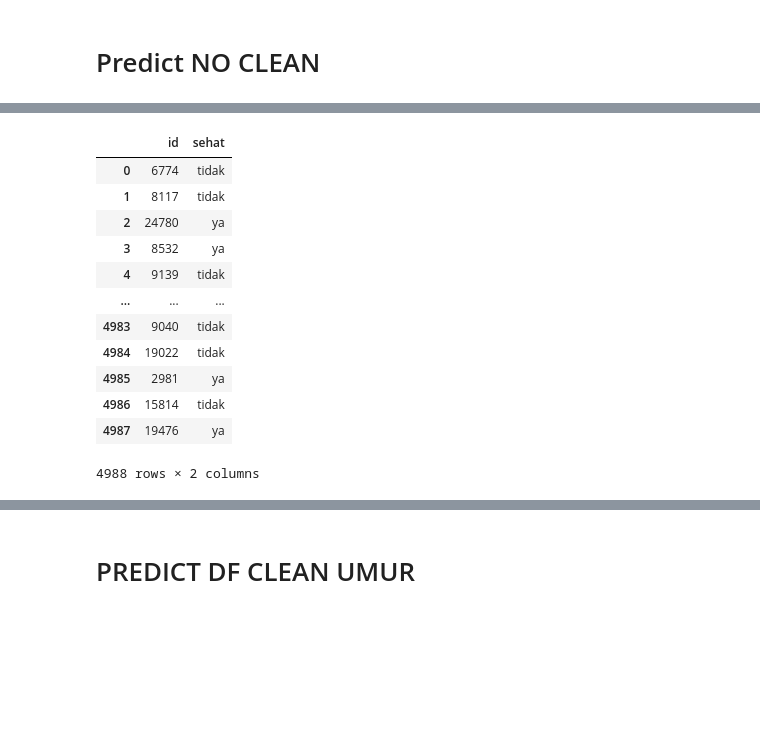
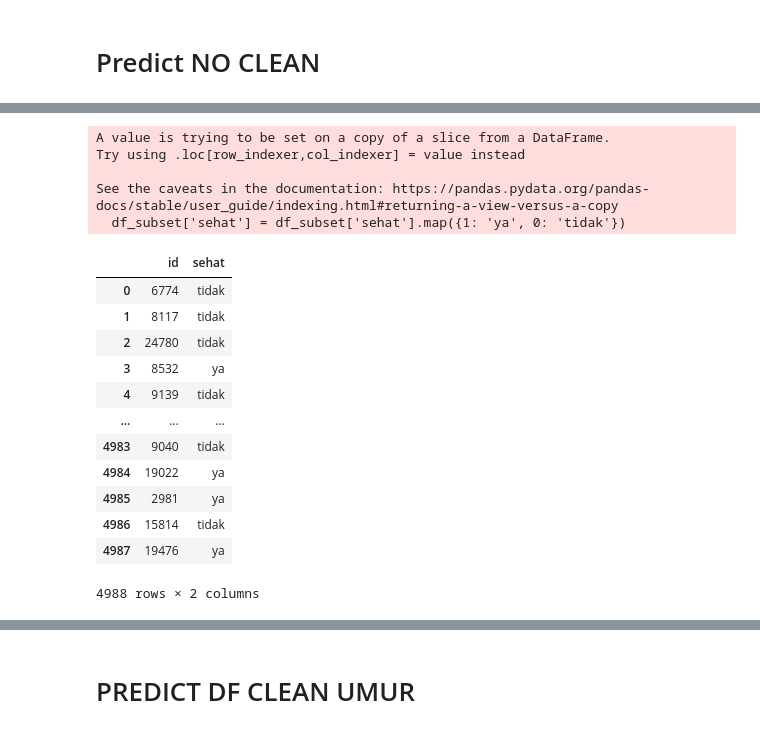
Before and after one commit to denisikiandani/KaggleCompetition-Wellness_Classifier, a Jupyter notebook: ml_uts.ipynb, the cells around one changed output, grey strips where cells are left out. Saved outputs shown, nothing was run; the diff lists cells and outputs as text; code cells hidden in the pictures; blank space fills up the shorter version.

```diff
--- a/ml_uts.ipynb
+++ b/ml_uts.ipynb
@@ -455,14 +744,14 @@ def train_model(model, X_train, y_train, X_test, y_test):
 # %%
-# Membuat model Gradient Boosting
-gradient_boosting = GradientBoostingClassifier(random_state=0)
-print("Gradient Boosting Classifier:")
-train_model(gradient_boosting, X_train, y_train, X_test, y_test)
+# # Membuat model Gradient Boosting
+# gradient_boosting = GradientBoostingClassifier(random_state=0)
+# print("Gradient Boosting Classifier:")
+# train_model(gradient_boosting, X_train, y_train, X_test, y_test)
 
 # # Membuat model Decision Tree
 # decision_tree = DecisionTreeClassifier(random_state=0)
 # print("\nDecision Tree Classifier:")
 # train_model(decision_tree, X_train, y_train, X_test, y_test)
-#
+
 # # Membuat model Random Forest
 # random_forest = RandomForestClassifier(random_state=0)
 # print("\nRandom Forest Classifier:")
@@ -477,13 +766,28 @@ train_model(gradient_boosting, X_train, y_train, X_test, y_test)
 # knn_model = KNeighborsClassifier()
 # print("\nKNeighbors Classifier:")
 # train_model(knn_model, X_train, y_train, X_test, y_test)
-#
+
 # # Membuat model Logistic Regression
 # lr_model = LogisticRegression()
 # print("\nLogistic Regression Classifier:")
 # train_model(lr_model, X_train, y_train, X_test, y_test)
-#
+
 # # Membuat model AdaBoost
 # adaboost_model = AdaBoostClassifier()
-# print("\nAdaBoostClassifier:")
+# print("\nAdaBoost Classifier:")
 # train_model(adaboost_model, X_train, y_train, X_test, y_test)
+
+# # Membuat model XGBoost
+# XGBoost_model = XGBClassifier()
+# print("\nXGBoost Classifier:")
+# train_model(XGBoost_model, X_train, y_train, X_test, y_test)
+
+# # Membuat model CatBoost
+# CatBoost_model = CatBoostClassifier()
+# print("\nCatBoost Classifier:")
+# train_model(CatBoost_model, X_train, y_train, X_test, y_test)
+
+# # Membuat model LightGBM
+# LightGBM_model = LGBMClassifier()
+# print("\nLightGBM Classifier:")
+# train_model(LightGBM_model, X_train, y_train, X_test, y_test)
@@ -494,3 +794,7 @@ Accuracy on test set: 0.825
 # %%
 # df_test = df_test.reindex(columns=df_train.columns, fill_value=0)
 # df_train = df_train.reindex(columns=df_test.columns, fill_value=0)
+# %%
+CatBoost_model = CatBoostClassifier()
+# %%
+CatBoost_model.fit(X_train, y_train)
@@ -498,24 +821,30 @@ Accuracy on test set: 0.825
 simpanid = df_test['id']
 df_test.drop('id', axis=1, inplace=True)
 # %%
-train_pred_df = gradient_boosting.predict(df_test)
+train_pred_df = CatBoost_model.predict(df_test)
 # %%
 df_test['sehat'] = train_pred_df
 df_test['id'] = simpanid
 df_subset = df_test[['id', 'sehat']]
+df_subset['sehat'] = df_subset['sehat'].map({1: 'ya', 0: 'tidak'})
 df_subset
 # %% [output]
+A value is trying to be set on a copy of a slice from a DataFrame.
+Try using .loc[row_indexer,col_indexer] = value instead
+
+See the caveats in the documentation: https://pandas.pydata.org/pandas-docs/stable/user_guide/indexing.html#returning-a-view-versus-a-copy
+  df_subset['sehat'] = df_subset['sehat'].map({1: 'ya', 0: 'tidak'})
 |  | id | sehat |
 | 0 | 6774 | tidak |
 | 1 | 8117 | tidak |
-| 2 | 24780 | ya |
+| 2 | 24780 | tidak |
 | 3 | 8532 | ya |
 | 4 | 9139 | tidak |
 | ... | ... | ... |
 | 4983 | 9040 | tidak |
-| 4984 | 19022 | tidak |
+| 4984 | 19022 | ya |
 | 4985 | 2981 | ya |
 | 4986 | 15814 | tidak |
 | 4987 | 19476 | ya |
-4988 rows × 2 columns
+4988 rows × 2 columns
 # %%
```
Also changed, not shown: parts of 53 cells of this notebook, 6 other files.
